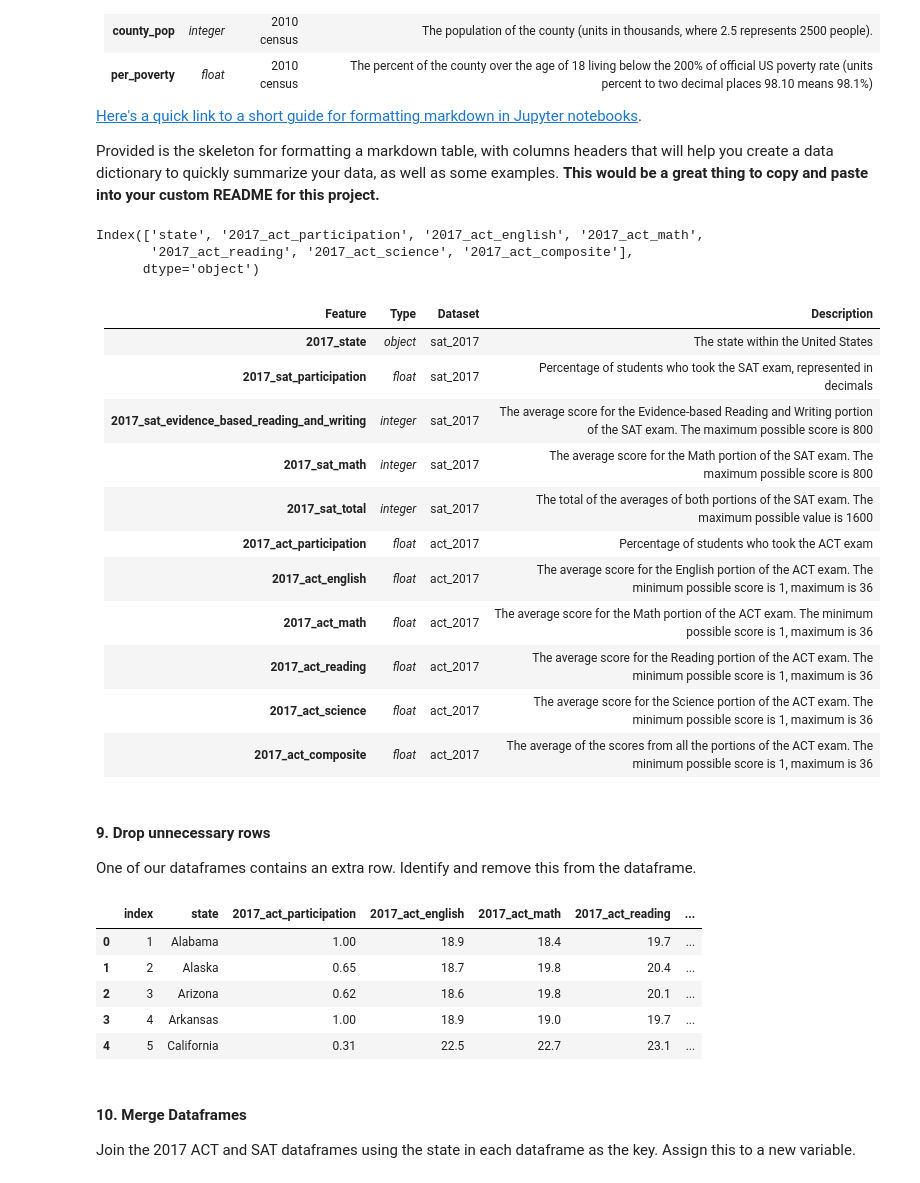
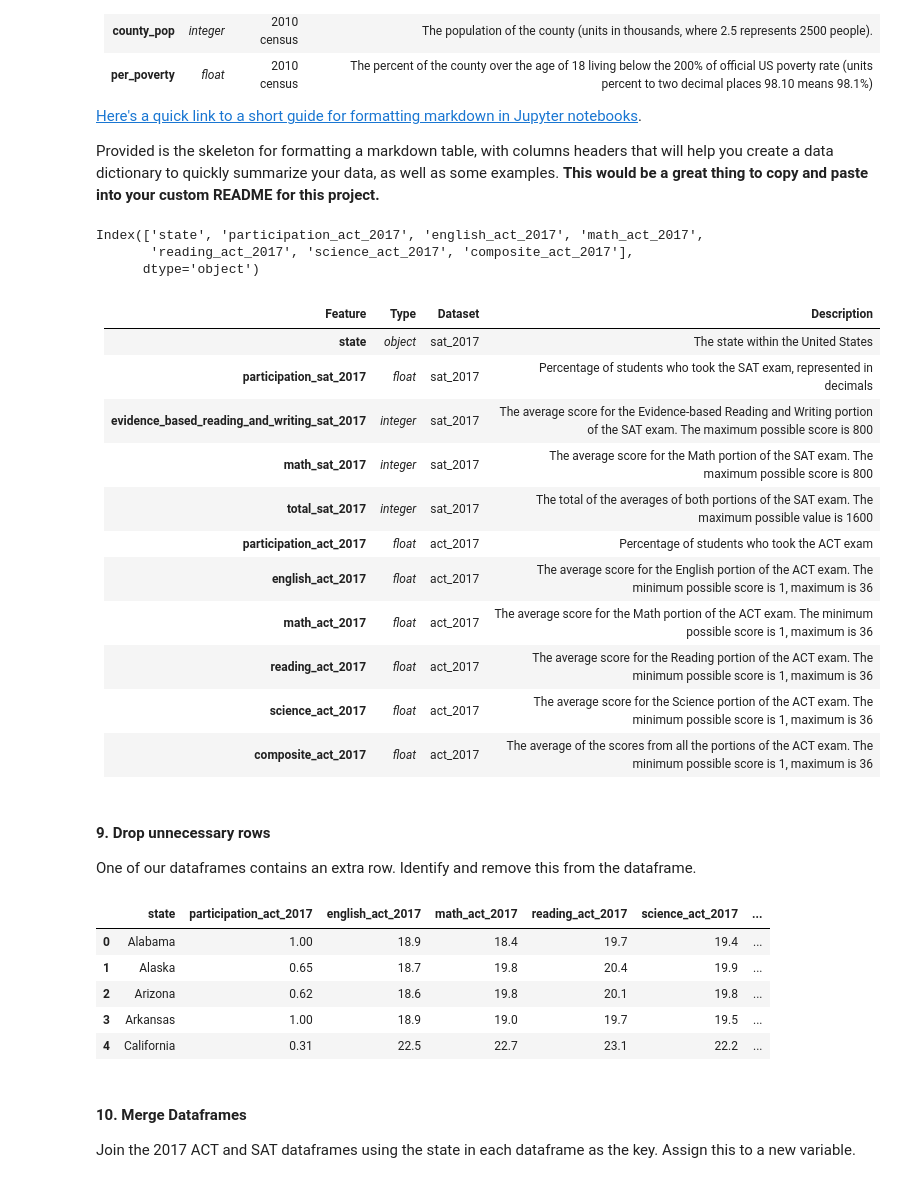
Before and after one commit to EricHeidbreder/GA_projects, a Jupyter notebook: projects/project-1-master/code/sat_act_data_HEIDBREDER.ipynb, the cells around one changed output. Cells and saved outputs as stored; diff of their text form; code cells hidden in the pictures.

```diff
--- a/projects/project-1-master/code/starter-code.ipynb
+++ b/projects/project-1-master/code/sat_act_data_HEIDBREDER.ipynb
@@ -236,11 +279,3 @@ def remove_spaces_and_dashes_from_column_names(dataframe):
             if character in column_names[i]:
                 # Got this idea to use .rename() from a codecademy lesson last year
                 dataframe.rename(columns={column_names[i]: column_names[i].replace(character, '_')}, inplace=True) # inplace effectively updates the dataframe without setting a new variable
-# %%
-# Fixing the act_2017 columns
-
-add_string_to_front_of_column_names(act_2017, '2017_act_')
-
-lowercase_column_names(act_2017)
-
-act_2017.rename(columns={'2017_act_state': 'state'}, inplace=True)
@@ -287,23 +322,23 @@ Provided is the skeleton for formatting a markdown table, with columns headers t
 # %%
 act_2017.columns
 # %% [output]
-Index(['state', '2017_act_participation', '2017_act_english', '2017_act_math',
-       '2017_act_reading', '2017_act_science', '2017_act_composite'],
+Index(['state', 'participation_act_2017', 'english_act_2017', 'math_act_2017',
+       'reading_act_2017', 'science_act_2017', 'composite_act_2017'],
       dtype='object')
 # %% [markdown]
 |Feature|Type|Dataset|Description|
 |---|---|---|---|
-|**2017_state**|*object*|sat_2017|The state within the United States|
-|**2017_sat_participation**|*float*|sat_2017|Percentage of students who took the SAT exam, represented in decimals|
-|**2017_sat_evidence_based_reading_and_writing**|*integer*|sat_2017|The average score for the Evidence-based Reading and Writing portion of the SAT exam. The maximum possible score is 800|
-|**2017_sat_math**|*integer*|sat_2017|The average score for the Math portion of the SAT exam. The maximum possible score is 800|
-|**2017_sat_total**|*integer*|sat_2017|The total of the averages of both portions of the SAT exam. The maximum possible value is 1600|
-|**2017_act_participation**|*float*|act_2017|Percentage of students who took the ACT exam|
-|**2017_act_english**|*float*|act_2017|The average score for the English portion of the ACT exam. The minimum possible score is 1, maximum is 36|
-|**2017_act_math**|*float*|act_2017|The average score for the Math portion of the ACT exam. The minimum possible score is 1, maximum is 36|
-|**2017_act_reading**|*float*|act_2017|The average score for the Reading portion of the ACT exam. The minimum possible score is 1, maximum is 36|
-|**2017_act_science**|*float*|act_2017|The average score for the Science portion of the ACT exam. The minimum possible score is 1, maximum is 36|
-|**2017_act_composite**|*float*|act_2017|The average of the scores from all the portions of the ACT exam. The minimum possible score is 1, maximum is 36|
+|**state**|*object*|sat_2017|The state within the United States|
+|**participation_sat_2017**|*float*|sat_2017|Percentage of students who took the SAT exam, represented in decimals|
+|**evidence_based_reading_and_writing_sat_2017**|*integer*|sat_2017|The average score for the Evidence-based Reading and Writing portion of the SAT exam. The maximum possible score is 800|
+|**math_sat_2017**|*integer*|sat_2017|The average score for the Math portion of the SAT exam. The maximum possible score is 800|
+|**total_sat_2017**|*integer*|sat_2017|The total of the averages of both portions of the SAT exam. The maximum possible value is 1600|
+|**participation_act_2017**|*float*|act_2017|Percentage of students who took the ACT exam|
+|**english_act_2017**|*float*|act_2017|The average score for the English portion of the ACT exam. The minimum possible score is 1, maximum is 36|
+|**math_act_2017**|*float*|act_2017|The average score for the Math portion of the ACT exam. The minimum possible score is 1, maximum is 36|
+|**reading_act_2017**|*float*|act_2017|The average score for the Reading portion of the ACT exam. The minimum possible score is 1, maximum is 36|
+|**science_act_2017**|*float*|act_2017|The average score for the Science portion of the ACT exam. The minimum possible score is 1, maximum is 36|
+|**composite_act_2017**|*float*|act_2017|The average of the scores from all the portions of the ACT exam. The minimum possible score is 1, maximum is 36|
 # %% [markdown]
 #### 9. Drop unnecessary rows
 
@@ -311,15 +346,15 @@ One of our dataframes contains an extra row. Identify and remove this from the d
 # %%
 # Dropped the "National Average" row
 
-act_2017 = act_2017.drop(index=0).reset_index() # resetting the index so they match across dataframes
+act_2017 = act_2017.drop(index=0).reset_index(drop=True) # resetting the index so they match across dataframes
 act_2017.head()
 # %% [output]
-|  | index | state | 2017_act_participation | 2017_act_english | 2017_act_math | 2017_act_reading | ... |
-| 0 | 1 | Alabama | 1.00 | 18.9 | 18.4 | 19.7 | ... |
-| 1 | 2 | Alaska | 0.65 | 18.7 | 19.8 | 20.4 | ... |
-| 2 | 3 | Arizona | 0.62 | 18.6 | 19.8 | 20.1 | ... |
-| 3 | 4 | Arkansas | 1.00 | 18.9 | 19.0 | 19.7 | ... |
-| 4 | 5 | California | 0.31 | 22.5 | 22.7 | 23.1 | ... |
+|  | state | participation_act_2017 | english_act_2017 | math_act_2017 | reading_act_2017 | science_act_2017 | ... |
+| 0 | Alabama | 1.00 | 18.9 | 18.4 | 19.7 | 19.4 | ... |
+| 1 | Alaska | 0.65 | 18.7 | 19.8 | 20.4 | 19.9 | ... |
+| 2 | Arizona | 0.62 | 18.6 | 19.8 | 20.1 | 19.8 | ... |
+| 3 | Arkansas | 1.00 | 18.9 | 19.0 | 19.7 | 19.5 | ... |
+| 4 | California | 0.31 | 22.5 | 22.7 | 23.1 | 22.2 | ... |
 # %% [markdown]
 #### 10. Merge Dataframes
 
```
Also changed, not shown: parts of 42 cells of this notebook, 5 other files.
